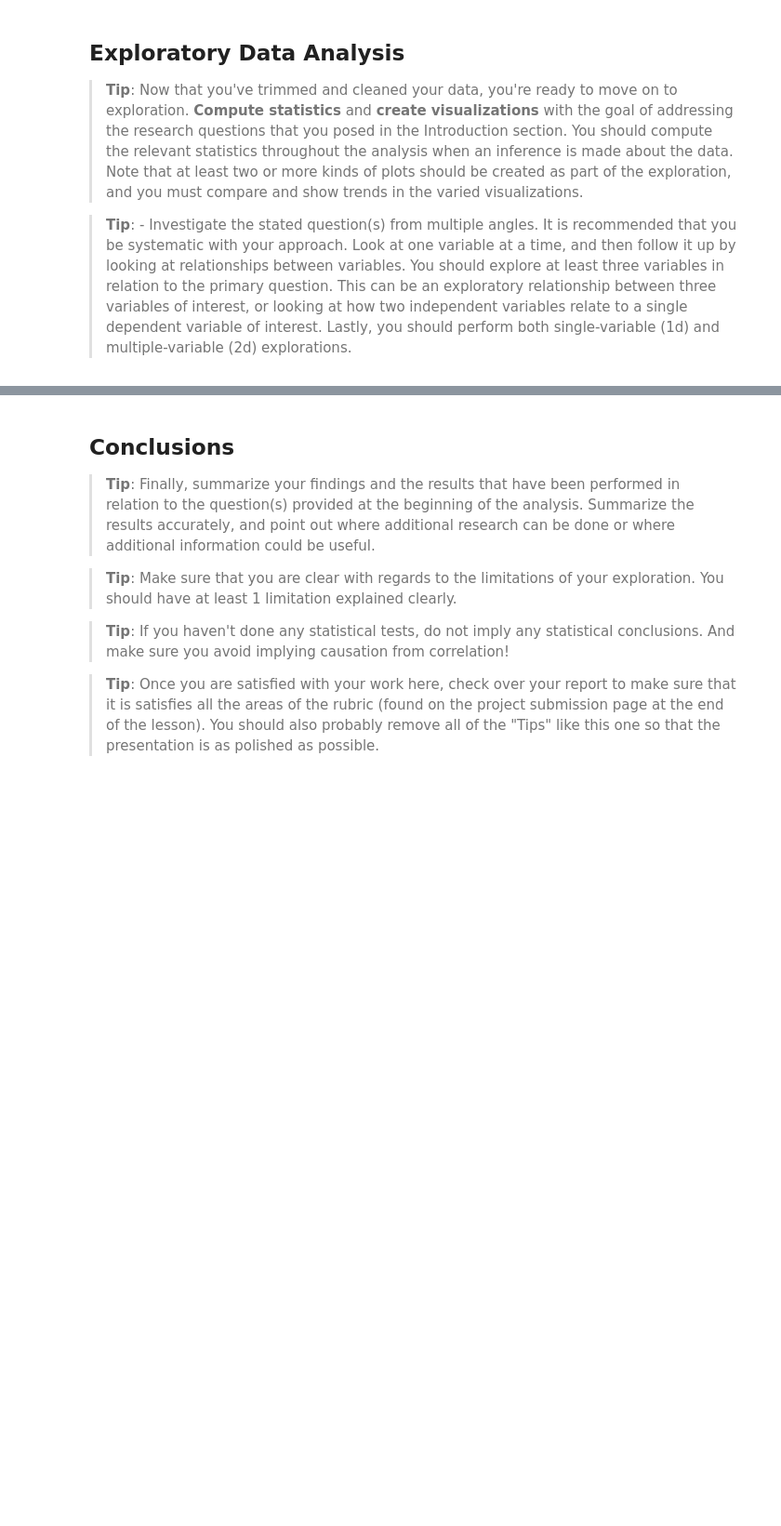
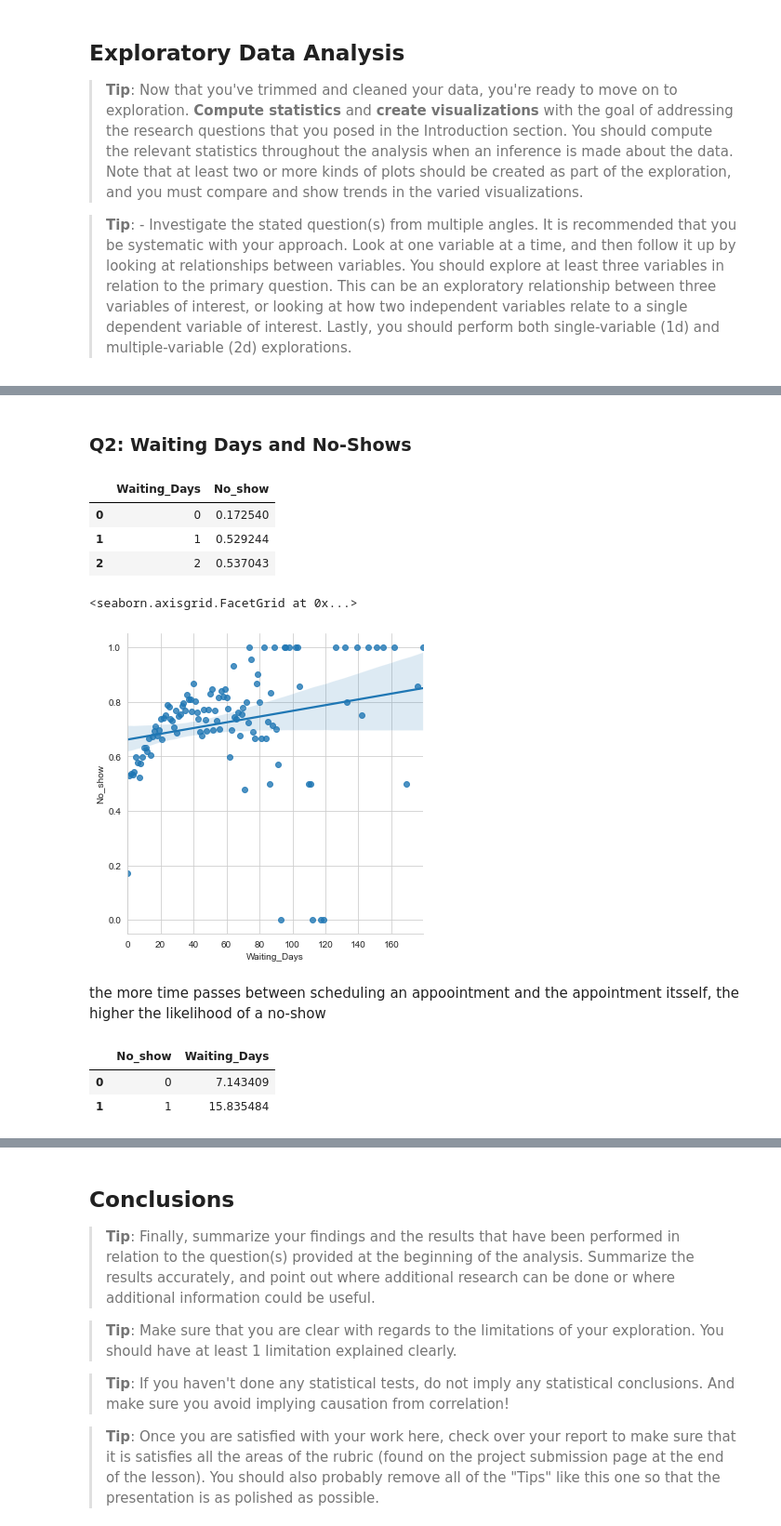
Before and after one commit to Lee-Za/predicting_no_show_appointments, a Jupyter notebook: investigating_noshows.ipynb, the cells around one changed output, grey strips where cells are left out. Shown at 93% size. Drawn from its saved outputs; the diff is of its cells as text; code cells hidden in the pictures; blank space fills up the shorter version.

```diff
--- a/investigating_noshows.ipynb
+++ b/investigating_noshows.ipynb
@@ -295,0 +440,28 @@ strong
+# %% [markdown]
+### Q2: Waiting Days and No-Shows
+# %%
+# mean no-show value (is it like probablities/likelihood here?) per number of waiting days
+noshow_means = pd.DataFrame(df.groupby(['Waiting_Days']).No_show.mean().reset_index())
+noshow_means.head(3)
+# %% [output]
+|  | Waiting_Days | No_show |
+| 0 | 0 | 0.172540 |
+| 1 | 1 | 0.529244 |
+| 2 | 2 | 0.537043 |
+# %%
+# Scatterplot to visualize the relationship between Waiting Days and No Shows
+sns.lmplot(x='Waiting_Days',y='No_show',data=noshow_means,fit_reg=True)
+# %% [output]
+<seaborn.axisgrid.FacetGrid at 0x...>
+[figure, added]
+# %% [markdown]
+the more time passes between scheduling an appoointment and the appointment itsself,
+the higher the likelihood of a no-show
+# %%
+# mean number of waiting days for no-shows / show-ups
+waiting_means = pd.DataFrame(df.groupby(['No_show']).Waiting_Days.mean().reset_index())
+waiting_means
+# %% [output]
+|  | No_show | Waiting_Days |
+| 0 | 0 | 7.143409 |
+| 1 | 1 | 15.835484 |
```
Also changed, not shown: parts of 28 cells of this notebook.
